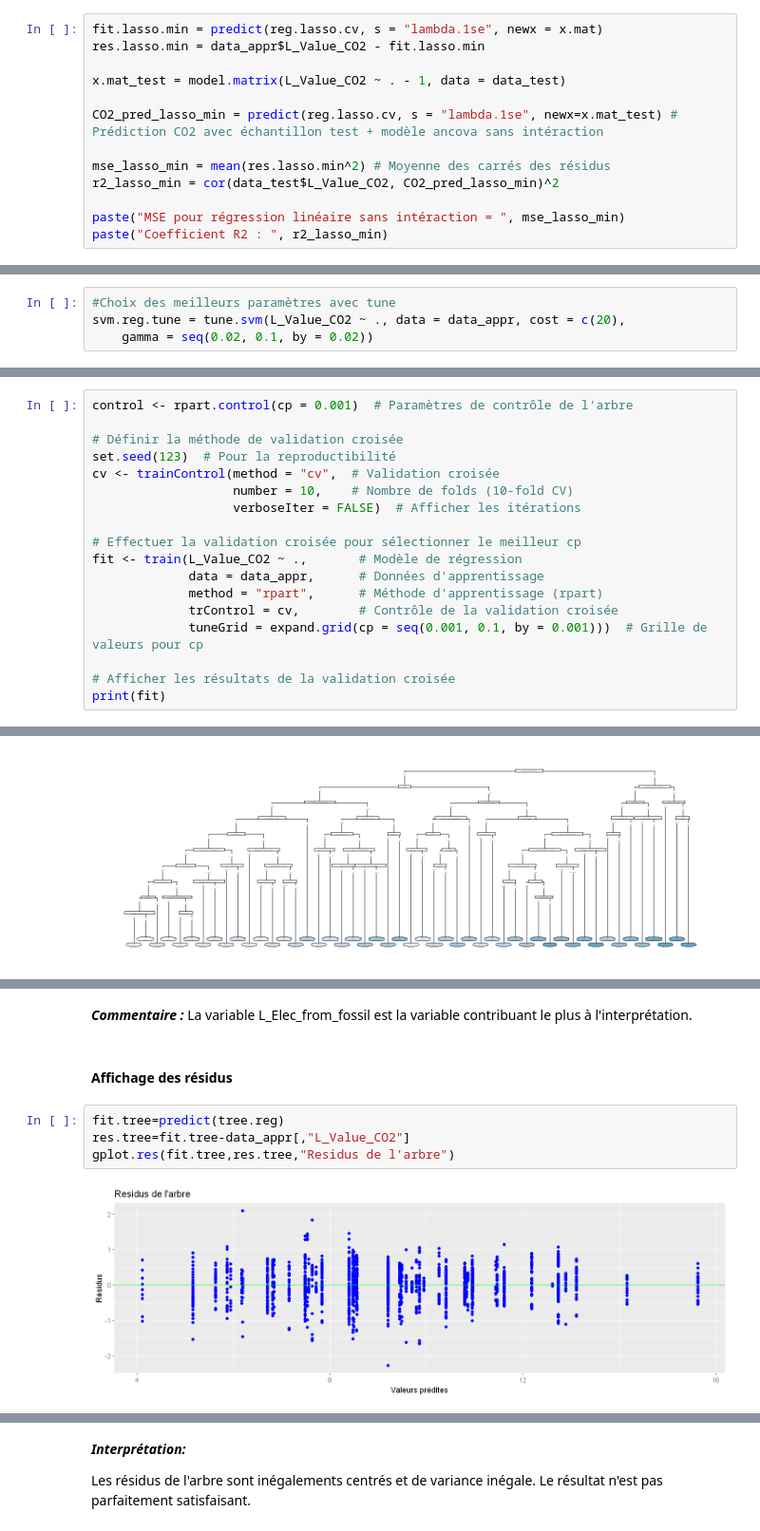
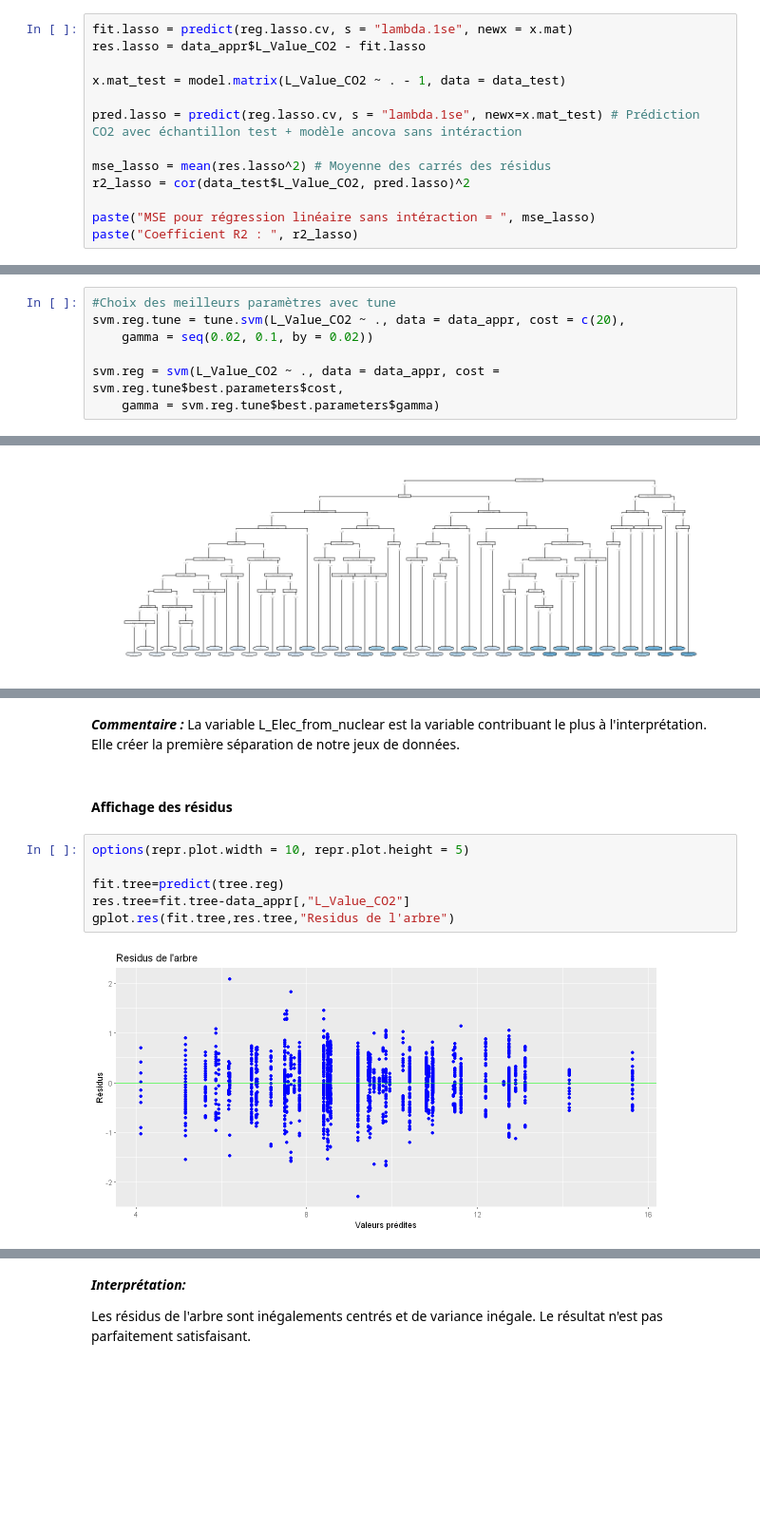
Before and after one commit to PaolaDeTruchis/MachineLearning, a Jupyter notebook: Projet_ML_R.ipynb, the cells around one changed output, grey strips where cells are left out. Shown at 95% size. Saved outputs shown, nothing was run; the diff lists cells and outputs as text; blank space fills up the shorter version.

Commit message:
manque niveau test, lien modélisation/analyse mult

```diff
--- a/Projet_ML_R.ipynb
+++ b/Projet_ML_R.ipynb
@@ -849,14 +857,14 @@ Nous calculons nos erreurs et prédicions entre ML sans sélection et ML Lasso p
 # %%
-fit.lasso.min = predict(reg.lasso.cv, s = "lambda.1se", newx = x.mat)
-res.lasso.min = data_appr$L_Value_CO2 - fit.lasso.min
+fit.lasso = predict(reg.lasso.cv, s = "lambda.1se", newx = x.mat)
+res.lasso = data_appr$L_Value_CO2 - fit.lasso
 
 x.mat_test = model.matrix(L_Value_CO2 ~ . - 1, data = data_test)
 
-CO2_pred_lasso_min = predict(reg.lasso.cv, s = "lambda.1se", newx=x.mat_test) # Prédiction CO2 avec échantillon test + modèle ancova sans intéraction
+pred.lasso = predict(reg.lasso.cv, s = "lambda.1se", newx=x.mat_test) # Prédiction CO2 avec échantillon test + modèle ancova sans intéraction
 
-mse_lasso_min = mean(res.lasso.min^2) # Moyenne des carrés des résidus
-r2_lasso_min = cor(data_test$L_Value_CO2, CO2_pred_lasso_min)^2
+mse_lasso = mean(res.lasso^2) # Moyenne des carrés des résidus
+r2_lasso = cor(data_test$L_Value_CO2, pred.lasso)^2
 
-paste("MSE pour régression linéaire sans intéraction = ", mse_lasso_min)
-paste("Coefficient R2 : ", r2_lasso_min)
+paste("MSE pour régression linéaire sans intéraction = ", mse_lasso)
+paste("Coefficient R2 : ", r2_lasso)
 # %% [output]
@@ -1209,6 +1241,9 @@ Il nous faut choisir le kernel et le paramère de régumarisation C.
 #Choix des meilleurs paramètres avec tune
 svm.reg.tune = tune.svm(L_Value_CO2 ~ ., data = data_appr, cost = c(20),
     gamma = seq(0.02, 0.1, by = 0.02))
+
+svm.reg = svm(L_Value_CO2 ~ ., data = data_appr, cost = svm.reg.tune$best.parameters$cost,
+    gamma = svm.reg.tune$best.parameters$gamma)
 # %% [markdown]
 On retiendra les paramètres : $\epsilon$ = 0.06 et C = 7
 # %%
@@ -1290,18 +1313,0 @@ Choix de cp par validation croisée
-# %%
-control <- rpart.control(cp = 0.001)  # Paramètres de contrôle de l'arbre
-
-# Définir la méthode de validation croisée
-set.seed(123)  # Pour la reproductibilité
-cv <- trainControl(method = "cv",  # Validation croisée
-                   number = 10,    # Nombre de folds (10-fold CV)
-                   verboseIter = FALSE)  # Afficher les itérations
-
-# Effectuer la validation croisée pour sélectionner le meilleur cp
-fit <- train(L_Value_CO2 ~ .,       # Modèle de régression
-             data = data_appr,      # Données d'apprentissage
-             method = "rpart",      # Méthode d'apprentissage (rpart)
-             trControl = cv,        # Contrôle de la validation croisée
-             tuneGrid = expand.grid(cp = seq(0.001, 0.1, by = 0.001)))  # Grille de valeurs pour cp
-
-# Afficher les résultats de la validation croisée
-print(fit)
@@ -1383,12 +1338,14 @@ Warning message:
 # %% [markdown]
 ***Commentaire :***
-La variable L_Elec_from_fossil est la variable contribuant le plus à l'interprétation.
+La variable L_Elec_from_nuclear est la variable contribuant le plus à l'interprétation. Elle créer la première séparation de notre jeux de données.
 # %% [markdown]
 #### Affichage des résidus
 # %%
+options(repr.plot.width = 10, repr.plot.height = 5)
+
 fit.tree=predict(tree.reg)
 res.tree=fit.tree-data_appr[,"L_Value_CO2"]
 gplot.res(fit.tree,res.tree,"Residus de l'arbre")
 # %% [output]
-[figure, old version]
+[figure, new version]
 # %%
```
Also changed, not shown: parts of 197 cells of this notebook.
